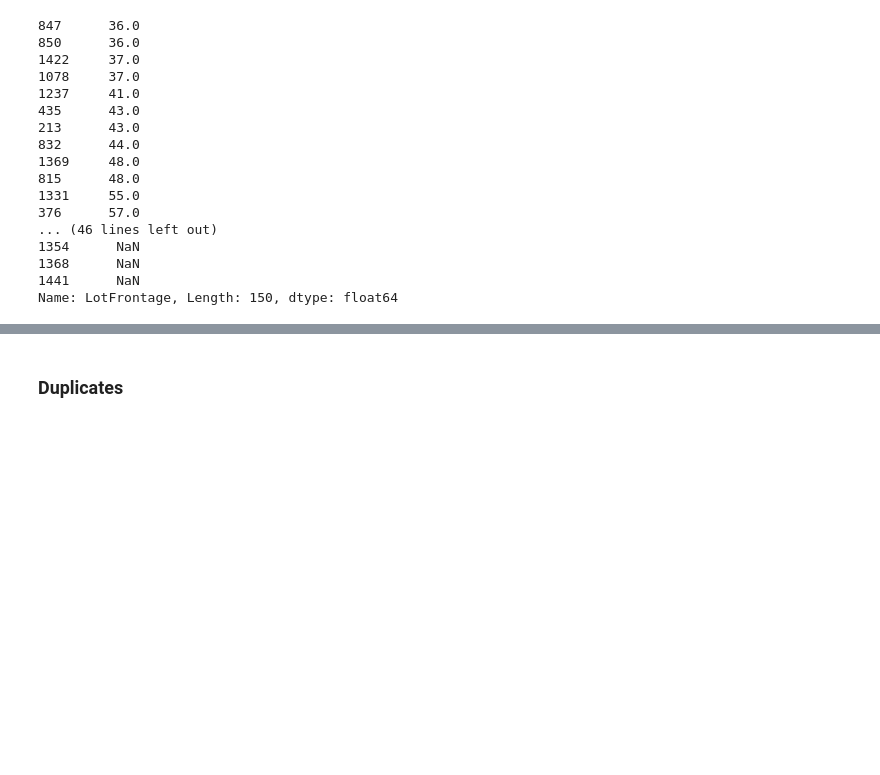
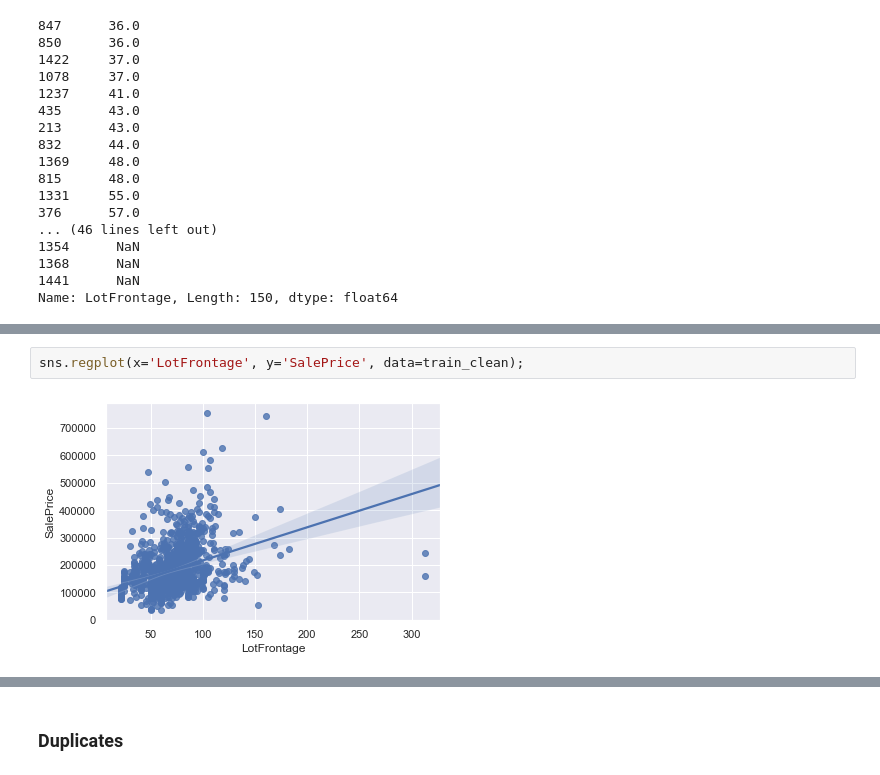
Before and after one commit to gepallas/ML_House_Prices, a Jupyter notebook: HousePricesEDA.ipynb, the cells around one changed output, grey strips where cells are left out. Saved outputs shown, nothing was run; the diff lists cells and outputs as text; blank space fills up the shorter version.

```diff
--- a/HousePricesEDA.ipynb
+++ b/HousePricesEDA.ipynb
@@ -477,0 +491,4 @@ Name: LotFrontage, Length: 150, dtype: float64
+# %%
+sns.regplot(x='LotFrontage', y='SalePrice', data=train_clean);
+# %% [output]
+[figure, added]
```
Also changed, not shown: parts of 3 cells of this notebook.
